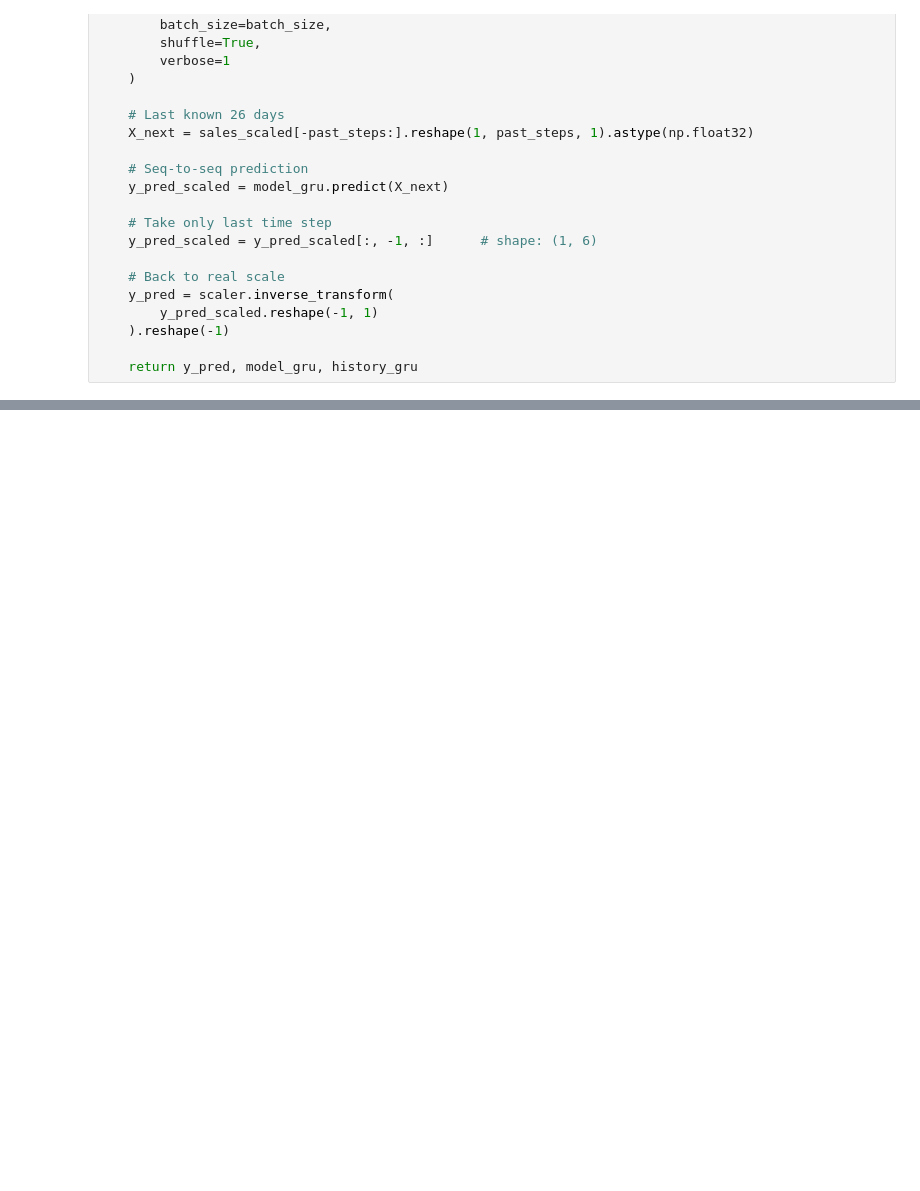
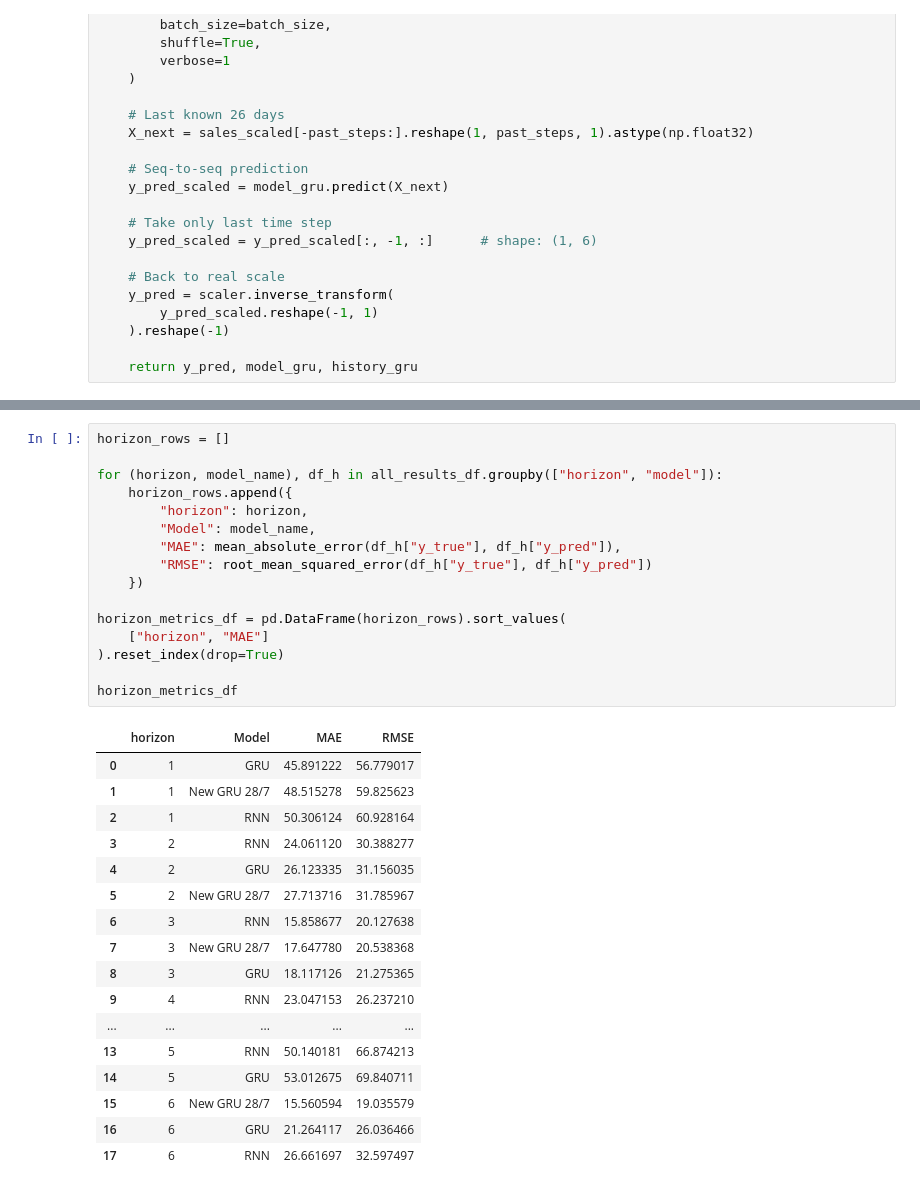
Before and after one commit to ikontouris/Ecommerce-sales-forecasting, a Jupyter notebook: time_series_sales_new_data.ipynb, the cells around one changed output, grey strips where cells are left out. Cells and saved outputs as stored; diff of their text form; blank space fills up the shorter version.

```diff
--- a/time_series_sales_new_data.ipynb
+++ b/time_series_sales_new_data.ipynb
@@ -1060,0 +1914,34 @@ print("GRU Walk-forward RMSE:", rmse_gru_walkforward)
+# %%
+horizon_rows = []
+
+for (horizon, model_name), df_h in all_results_df.groupby(["horizon", "model"]):
+    horizon_rows.append({
+        "horizon": horizon,
+        "Model": model_name,
+        "MAE": mean_absolute_error(df_h["y_true"], df_h["y_pred"]),
+        "RMSE": root_mean_squared_error(df_h["y_true"], df_h["y_pred"])
+    })
+
+horizon_metrics_df = pd.DataFrame(horizon_rows).sort_values(
+    ["horizon", "MAE"]
+).reset_index(drop=True)
+
+horizon_metrics_df
+# %% [output]
+|  | horizon | Model | MAE | RMSE |
+| 0 | 1 | GRU | 45.891222 | 56.779017 |
+| 1 | 1 | New GRU 28/7 | 48.515278 | 59.825623 |
+| 2 | 1 | RNN | 50.306124 | 60.928164 |
+| 3 | 2 | RNN | 24.061120 | 30.388277 |
+| 4 | 2 | GRU | 26.123335 | 31.156035 |
+| 5 | 2 | New GRU 28/7 | 27.713716 | 31.785967 |
+| 6 | 3 | RNN | 15.858677 | 20.127638 |
+| 7 | 3 | New GRU 28/7 | 17.647780 | 20.538368 |
+| 8 | 3 | GRU | 18.117126 | 21.275365 |
+| 9 | 4 | RNN | 23.047153 | 26.237210 |
+| ... | ... | ... | ... | ... |
+| 13 | 5 | RNN | 50.140181 | 66.874213 |
+| 14 | 5 | GRU | 53.012675 | 69.840711 |
+| 15 | 6 | New GRU 28/7 | 15.560594 | 19.035579 |
+| 16 | 6 | GRU | 21.264117 | 26.036466 |
+| 17 | 6 | RNN | 26.661697 | 32.597497 |
```
Also changed, not shown: parts of 58 cells of this notebook.
